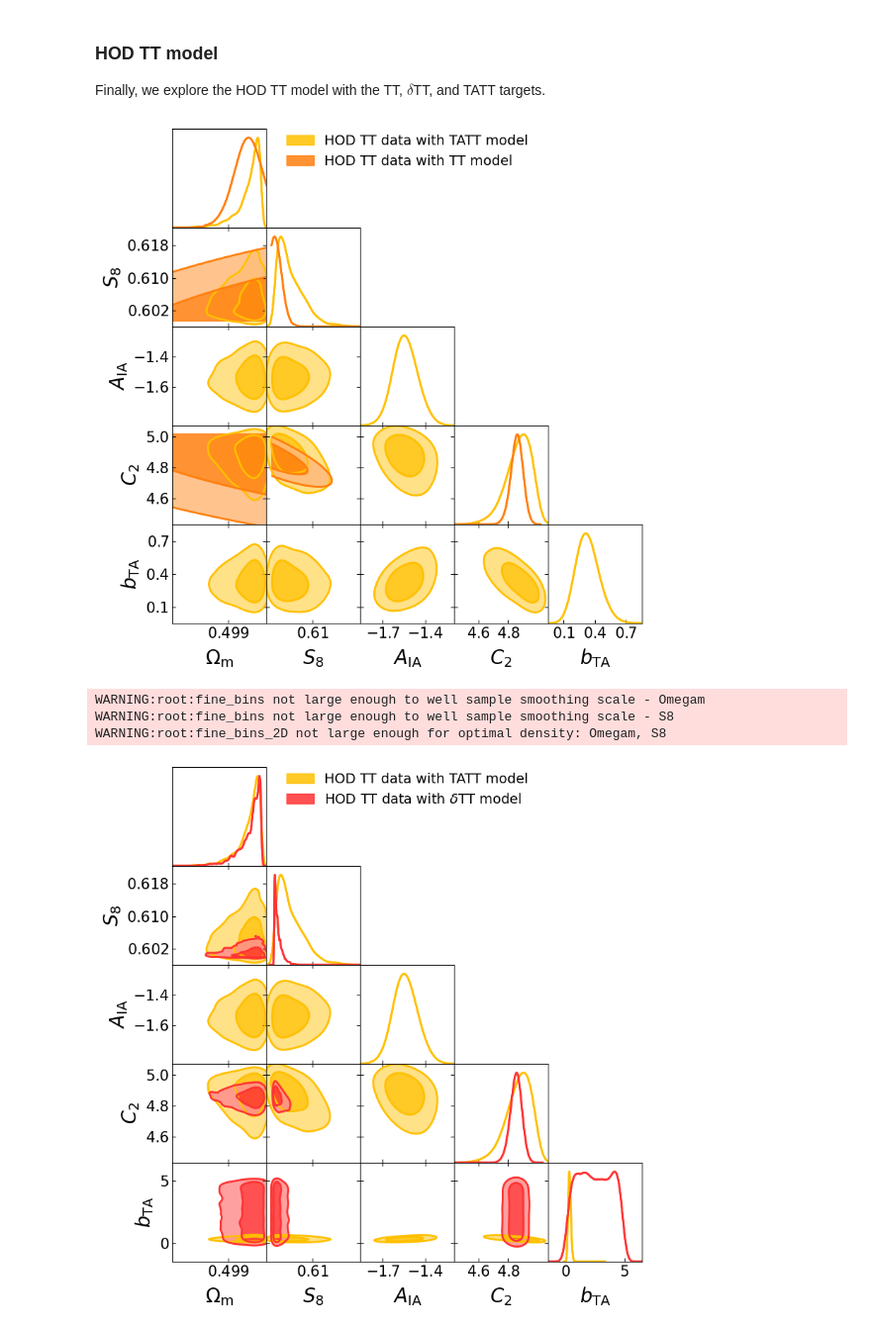
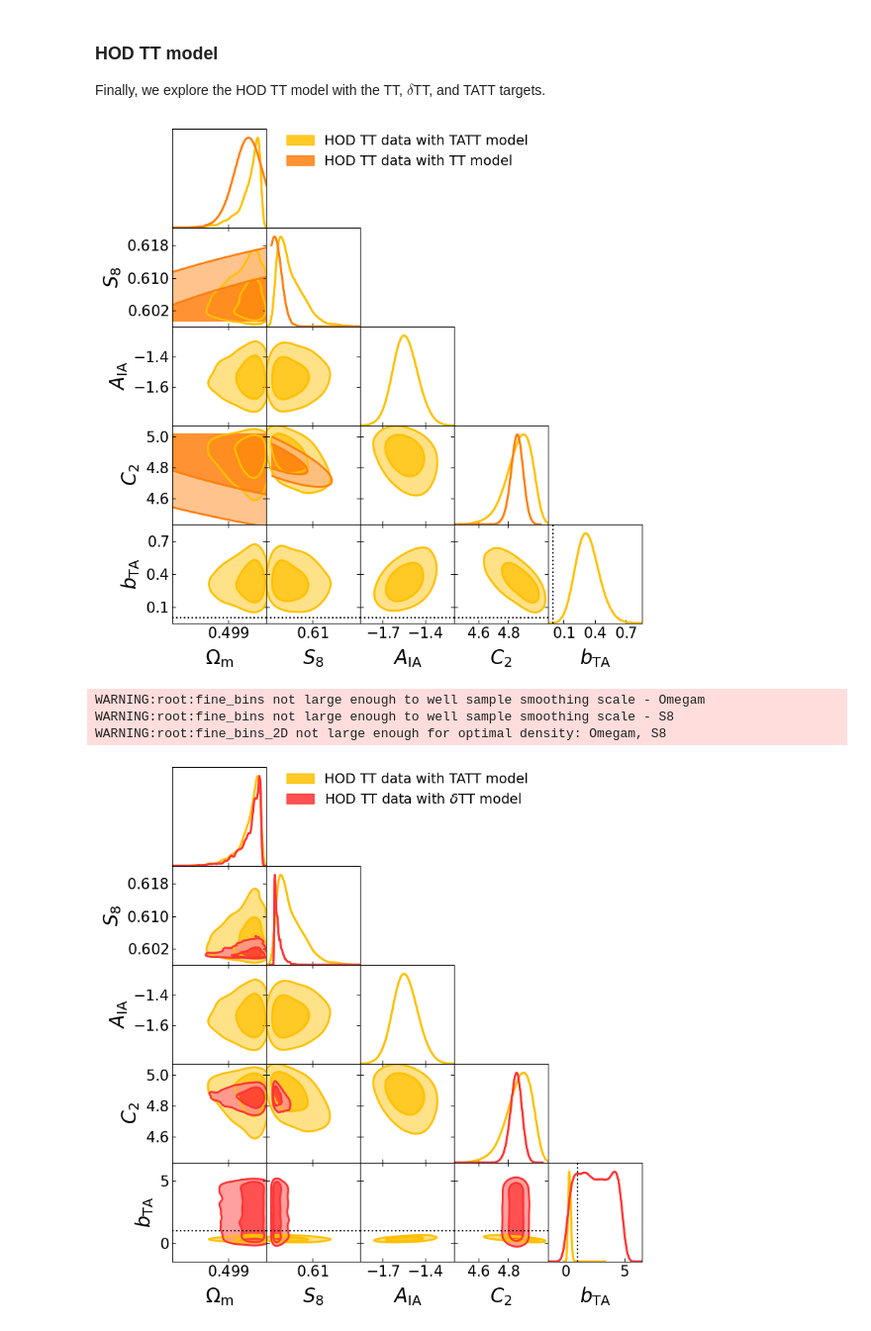
Before and after one commit to LSSTDESC/SkySim5000_IA_infusion, a Jupyter notebook: validation_with_inference/corner_plots_skysim5000_ia_infusion.ipynb, the cells around one changed output. Shown at 99% size. Drawn from its saved outputs; the diff is of its cells as text; code cells hidden in the pictures.

```diff
--- a/validation_with_inference/corner_plots_skysim5000_ia_infusion.ipynb
+++ b/validation_with_inference/corner_plots_skysim5000_ia_infusion.ipynb
@@ -51,6 +51,7 @@ Removed no burn in
 # %%
 samples = cp.samples  # import chains (processed and ready to go into getDist)
-truth_values = cp.truth_values  # import truth values
+#truth_values = cp.truth_values  # import truth values
+truth_values = cp.truth_values_data_dict
 labels = ph.labels  # get labels defined in plot_helpers
 colors = ph.get_colors()  # get the color scheme define in plot_helpers
 plot_path = ph.plot_path()  # get the output path where plots are going to be saved
@@ -314,7 +315,7 @@ g.triangle_plot(samples_list,
 plt.savefig(f"{plot_path}{model1}_with_{model1}_and_{model2}_combo.pdf", dpi=300)
 # plt.savefig(f"{plot_path}{model1}_with_{model1}_and_{model2}_combo.png", dpi=300)
 # %% [output]
-[figure, old version]
+[figure, new version]
 # %%
 model1 = "HOD_TT"  # define the first I model
 model2 = "TATT"  # define the second IA model
@@ -328,32 +329,32 @@ samples_list = [samples[model2_str]] * 2 + [samples[model1_str]] * 2
 colors_list = [colors[model2_str]] * 2 +  [colors[model1_str]] * 2
 
 # Define kwargs
 kwargs = {
         'contour_colors': colors_list,
         "filled": [False, True] * (len(colors_list)),
         "contour_ls": ["-"] * len(colors_list),
         "contour_lws": [2] * len(colors_list),
     }
 
 # Set labels
 legend_labels = ["_nolegend_",
                  f"HOD TT data with {model2} model",
                  "_nolegend_",
                  f"HOD TT data with $\delta$TT model",
                  ]
 
 # Plot using getDist
 g.triangle_plot(samples_list,
-                markers=truth_values[model1_str],
+                markers=truth_values["deltaTT_with_TATT"],
                 legend_labels=legend_labels,
                 legend_ncol=1,
                 **kwargs)
 
 # Save the figs to pdf and png
 plt.savefig(f"{plot_path}{model1}_with_{model3}_and_{model2}_combo.pdf", dpi=300)
 # plt.savefig(f"{plot_path}{model1}_with_{model3}_and_{model2}_combo.png", dpi=300)
 # %% [output]
 WARNING:root:fine_bins not large enough to well sample smoothing scale - Omegam
 WARNING:root:fine_bins not large enough to well sample smoothing scale - S8
 WARNING:root:fine_bins_2D not large enough for optimal density: Omegam, S8
-[figure, old version]
+[figure, new version]
```
Also changed, not shown: parts of 6 cells of this notebook.
